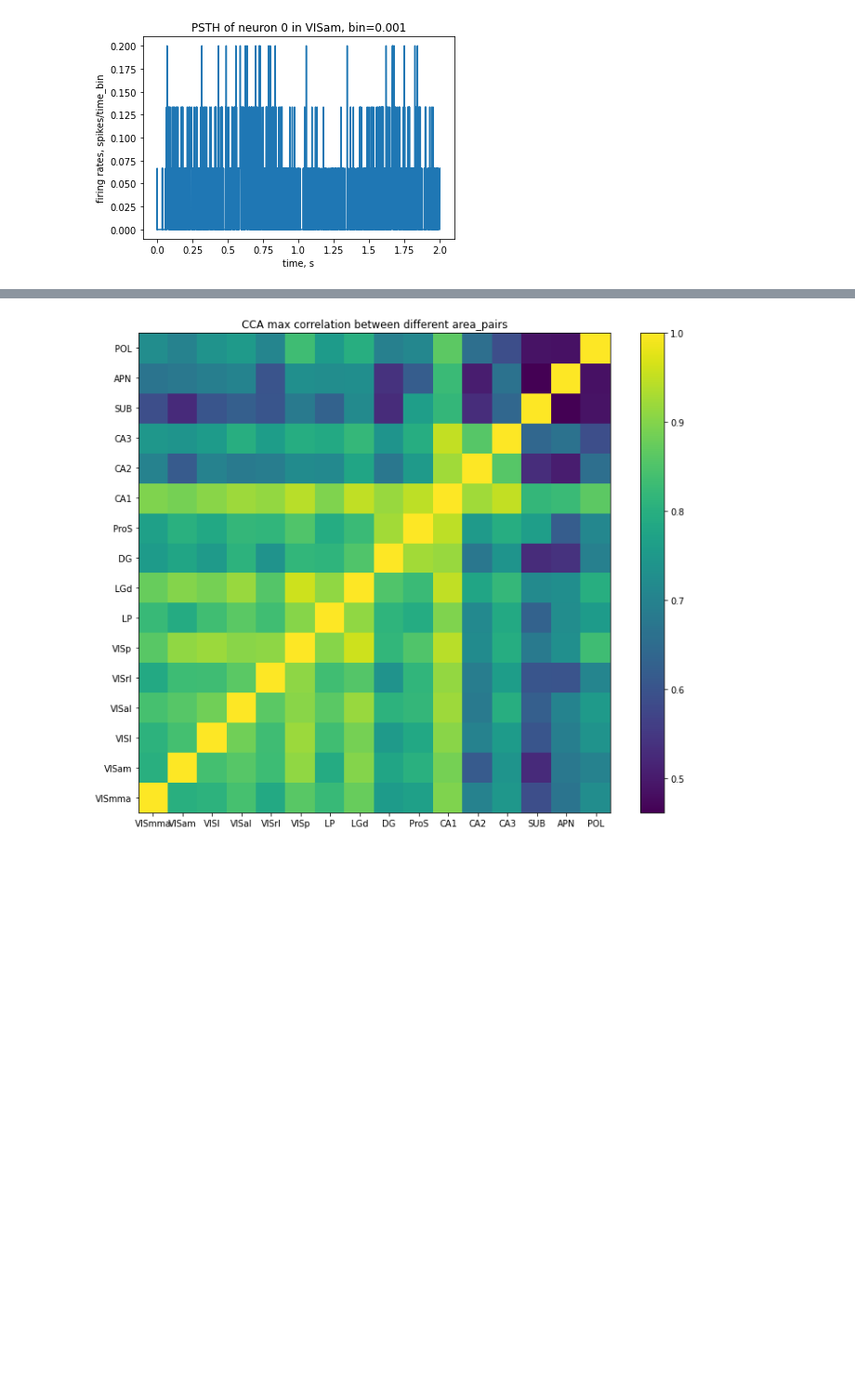
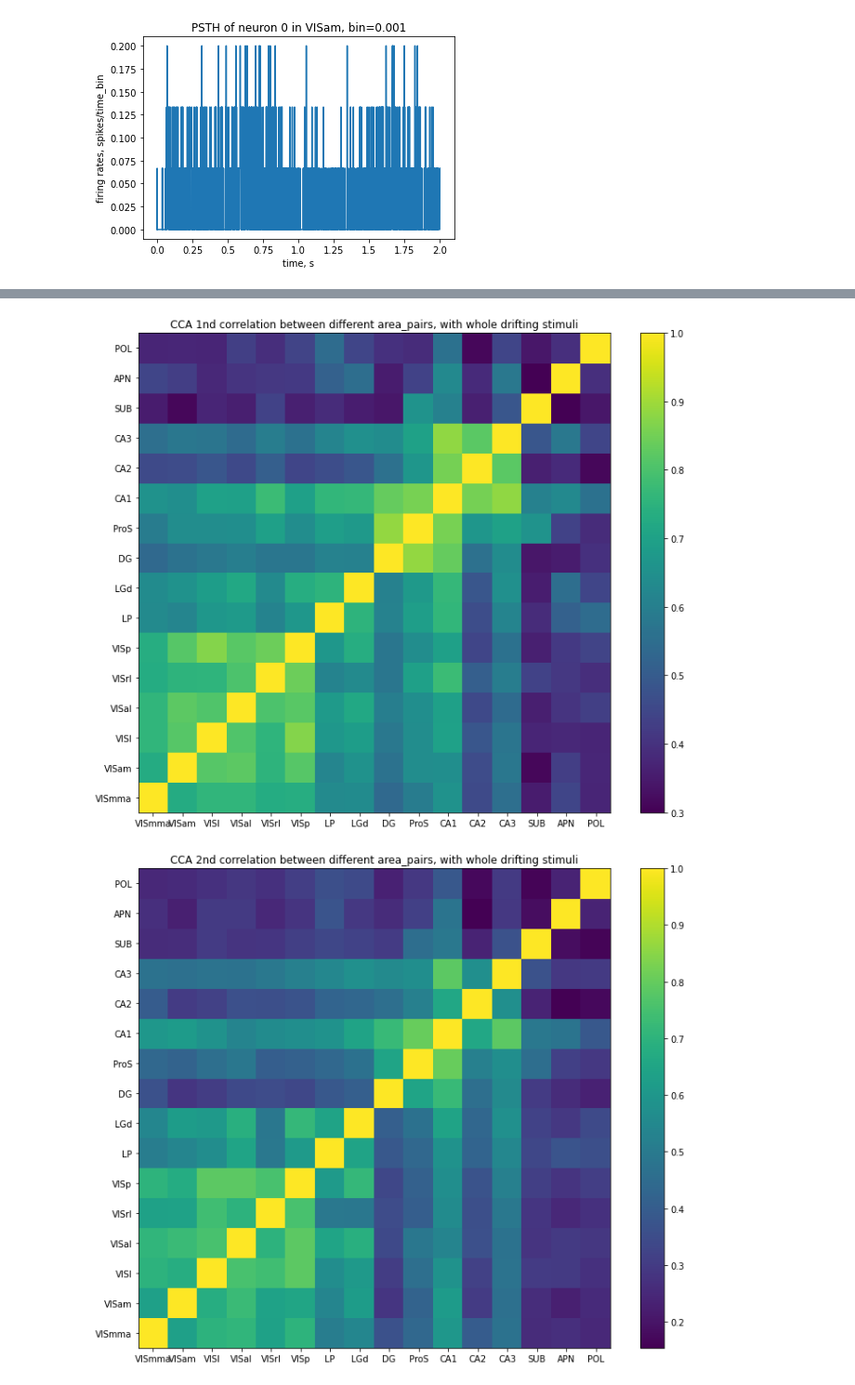
Before and after one commit to Jp-17/Coding_learning, a Jupyter notebook: Project_explore/Information flow across areas/CS_CCA_part1.ipynb, the cells around one changed output, grey strips where cells are left out. Shown at 93% size. Saved outputs shown, nothing was run; the diff lists cells and outputs as text; code cells hidden in the pictures; blank space fills up the shorter version.

Commit message:
finish CCA_across areas task2

```diff
--- a/Project_explore/Information flow across areas/CS_CCA_part1.ipynb
+++ b/Project_explore/Information flow across areas/CS_CCA_part1.ipynb
@@ -391,0 +392,21 @@ print(areas_corr_matrix)
+# %%
+# sorted after CCA for blocking
+areas_sorted = ['VISmma', 'VISam', 'VISl', 'VISal', 'VISrl', 'VISp', 'LP', 'LGd', 'DG', 'ProS', 'CA1', 'CA2', 'CA3', 'SUB', 'APN', 'POL']
+print(len(areas))
+print(areas)
+
+stim_table_trial = drift_stim_table[(drift_stim_table['temporal_frequency'] == 15.0)
+                    & (drift_stim_table['orientation'] == 0.0)]
+
+areas_corr_matrix = CCA_across_areas(stim_table=stim_table_trial, areas=areas_sorted)
+
+f, ax = plt.subplots(figsize=(12, 10))
+im = ax.pcolormesh(areas_corr_matrix)
+
+ax.set_xticks(range(len(areas))+np.array([0.5]))
+ax.set_xticklabels(areas)
+ax.set_yticks(range(len(areas))+np.array([0.5]))
+ax.set_yticklabels(areas)
+ax.set_title('CCA 1st correlation between different area_pairs, tem_freq=15.0 ori=0.0')
+
+f.colorbar(im)
@@ -392,15 +418,20 @@ print(areas_corr_matrix)
 # %%
-f, ax = plt.subplots(figsize=(12, 10))
-im = ax.pcolormesh(areas_corr_matrix)
+# sorted after CCA for blocking
+areas_sorted = ['VISmma', 'VISam', 'VISl', 'VISal', 'VISrl', 'VISp', 'LP', 'LGd', 'DG', 'ProS', 'CA1', 'CA2', 'CA3', 'SUB', 'APN', 'POL']
 
-ax.set_xticks(range(len(areas))+np.array([0.5]))
-ax.set_xticklabels(areas)
-ax.set_yticks(range(len(areas))+np.array([0.5]))
-ax.set_yticklabels(areas)
-ax.set_title('CCA max correlation between different area_pairs')
+for i in range(3):
+    areas_corr_matrix = CCA_across_areas(stim_table=drift_stim_table, areas=areas_sorted, component=i)
 
-f.colorbar(im)
+    f, ax = plt.subplots(figsize=(12, 10))
+    im = ax.pcolormesh(areas_corr_matrix)
 
-plt.show()
+    ax.set_xticks(range(len(areas))+np.array([0.5]))
+    ax.set_xticklabels(areas)
+    ax.set_yticks(range(len(areas))+np.array([0.5]))
+    ax.set_yticklabels(areas)
+    ax.set_title(f'CCA {i+1}nd correlation between different area_pairs, with whole drifting stimuli')
+
+    f.colorbar(im)
 # %% [output]
-[figure, old version]
+[figure, new version]
+[figure, added]
```
Also changed, not shown: parts of 8 cells of this notebook.
